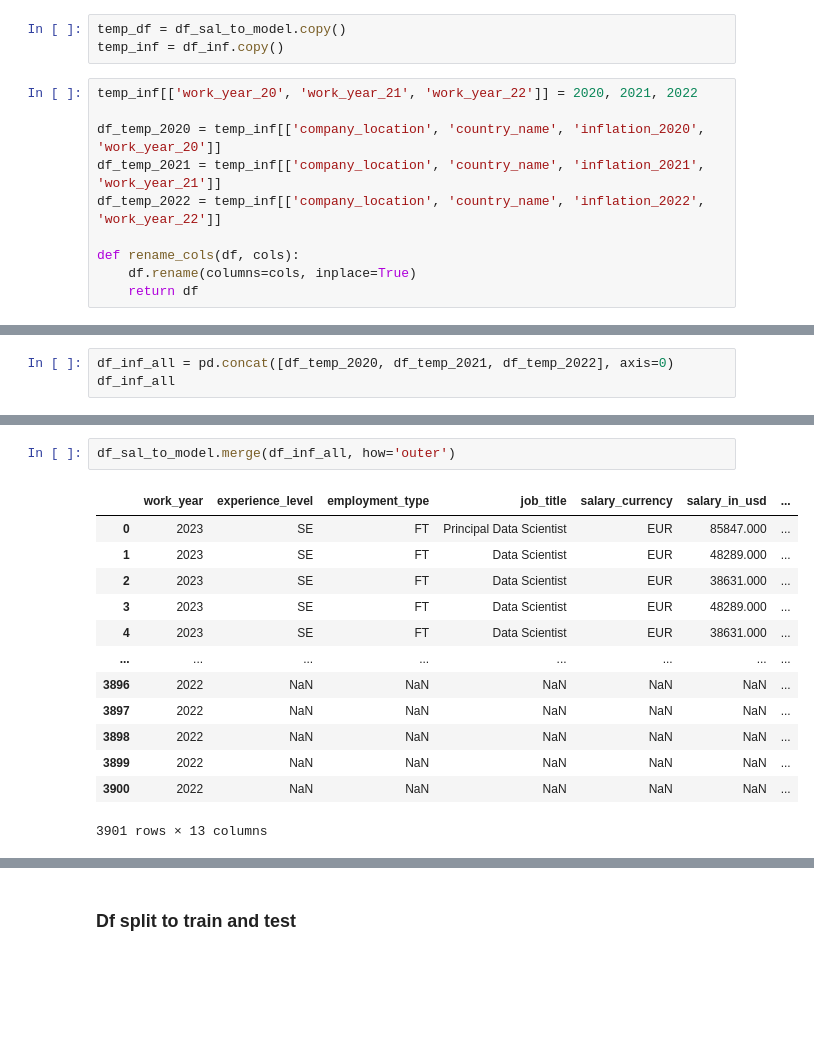
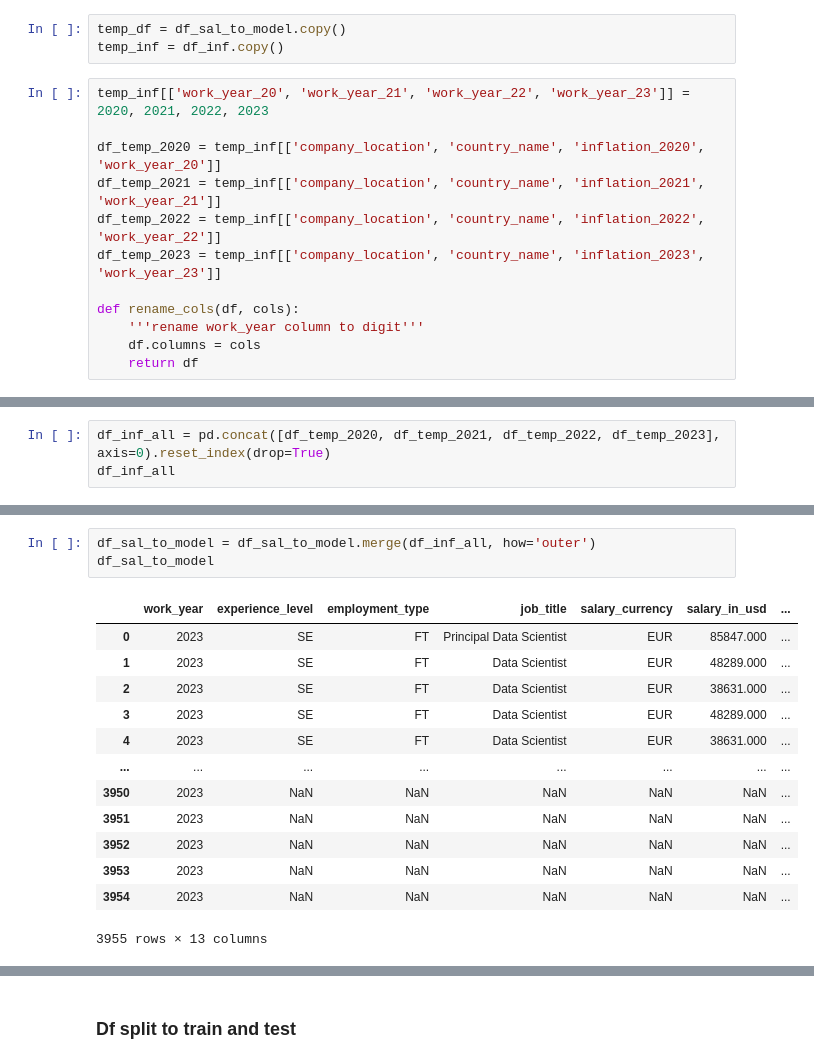
Before and after one commit to rvewebs/ds_salary, a Jupyter notebook: ds_salary.ipynb, the cells around one changed output, grey strips where cells are left out. Saved outputs shown, nothing was run; the diff lists cells and outputs as text; blank space fills up the shorter version.

```diff
--- a/ds_salary.ipynb
+++ b/ds_salary.ipynb
@@ -404,12 +404,14 @@ df_inf
 temp_df = df_sal_to_model.copy()
 temp_inf = df_inf.copy()
 # %%
-temp_inf[['work_year_20', 'work_year_21', 'work_year_22']] = 2020, 2021, 2022
+temp_inf[['work_year_20', 'work_year_21', 'work_year_22', 'work_year_23']] = 2020, 2021, 2022, 2023
 
 df_temp_2020 = temp_inf[['company_location', 'country_name', 'inflation_2020', 'work_year_20']]
 df_temp_2021 = temp_inf[['company_location', 'country_name', 'inflation_2021', 'work_year_21']]
 df_temp_2022 = temp_inf[['company_location', 'country_name', 'inflation_2022', 'work_year_22']]
+df_temp_2023 = temp_inf[['company_location', 'country_name', 'inflation_2023', 'work_year_23']]
 
 def rename_cols(df, cols):
-    df.rename(columns=cols, inplace=True)
+    '''rename work_year column to digit'''
+    df.columns = cols
     return df
@@ -447,5 +452,5 @@ display(df_temp_2020.head(), df_temp_2021.head(), df_temp_2022.head())
 # %%
-df_inf_all = pd.concat([df_temp_2020, df_temp_2021, df_temp_2022], axis=0)
+df_inf_all = pd.concat([df_temp_2020, df_temp_2021, df_temp_2022, df_temp_2023], axis=0).reset_index(drop=True)
 df_inf_all
 # %% [output]
 |  | company_location | country_name | inflation | work_year |
@@ -464,16 +469,17 @@ df_inf_all
 # %%
-df_sal_to_model.merge(df_inf_all, how='outer')
+df_sal_to_model = df_sal_to_model.merge(df_inf_all, how='outer')
+df_sal_to_model
 # %% [output]
 |  | work_year | experience_level | employment_type | job_title | salary_currency | salary_in_usd | ... |
 | 0 | 2023 | SE | FT | Principal Data Scientist | EUR | 85847.000 | ... |
 | 1 | 2023 | SE | FT | Data Scientist | EUR | 48289.000 | ... |
 | 2 | 2023 | SE | FT | Data Scientist | EUR | 38631.000 | ... |
 | 3 | 2023 | SE | FT | Data Scientist | EUR | 48289.000 | ... |
 | 4 | 2023 | SE | FT | Data Scientist | EUR | 38631.000 | ... |
 | ... | ... | ... | ... | ... | ... | ... | ... |
-| 3896 | 2022 | NaN | NaN | NaN | NaN | NaN | ... |
-| 3897 | 2022 | NaN | NaN | NaN | NaN | NaN | ... |
-| 3898 | 2022 | NaN | NaN | NaN | NaN | NaN | ... |
-| 3899 | 2022 | NaN | NaN | NaN | NaN | NaN | ... |
-| 3900 | 2022 | NaN | NaN | NaN | NaN | NaN | ... |
+| 3950 | 2023 | NaN | NaN | NaN | NaN | NaN | ... |
+| 3951 | 2023 | NaN | NaN | NaN | NaN | NaN | ... |
+| 3952 | 2023 | NaN | NaN | NaN | NaN | NaN | ... |
+| 3953 | 2023 | NaN | NaN | NaN | NaN | NaN | ... |
+| 3954 | 2023 | NaN | NaN | NaN | NaN | NaN | ... |
-3901 rows × 13 columns
+3955 rows × 13 columns
```
Also changed, not shown: parts of 10 cells of this notebook.
